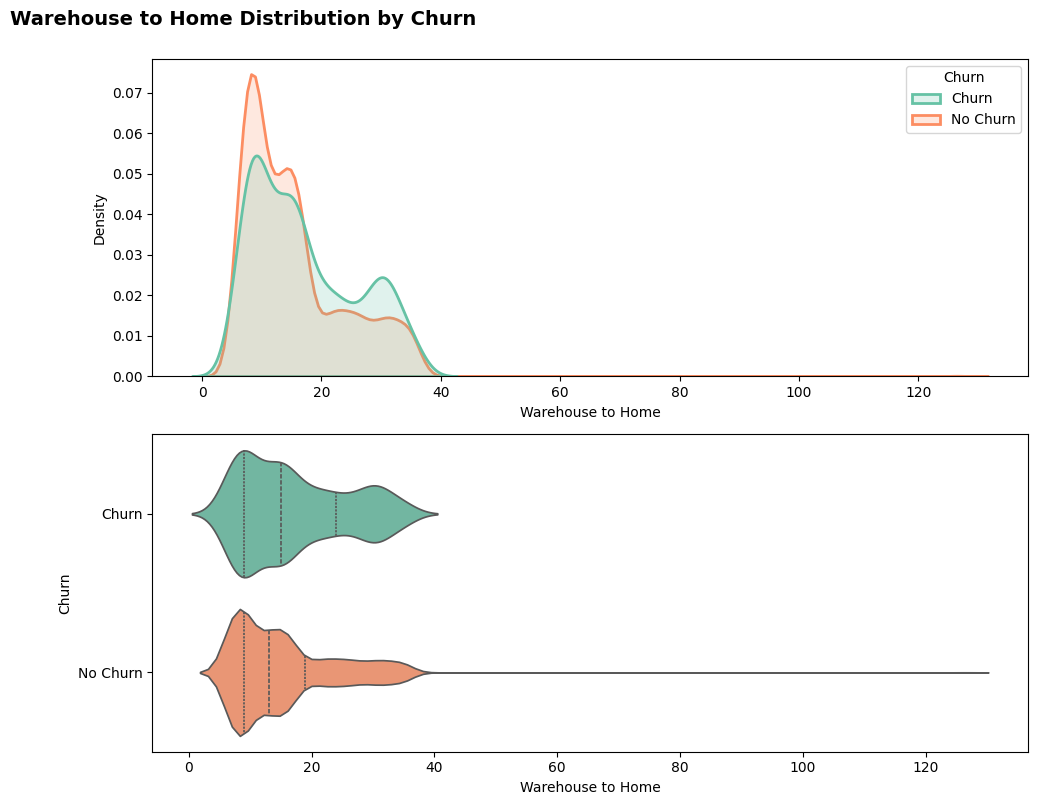
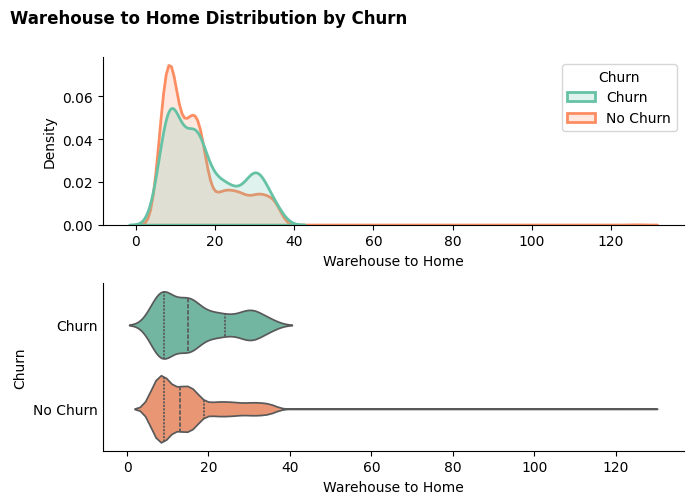
The change to this notebook cell's code, shown as a diff; its figure went from the first image to the second:
--- before
+++ after
@@ -1,4 +1,4 @@
 # KDE and violin plots for WarehouseToHome by churn
-fig, axes = plt.subplots(2, 1, figsize=(10, 8))
+fig, axes = plt.subplots(2, 1, figsize=(7, 5))
 axes = axes.flatten()
 
@@ -6,11 +6,14 @@
 sns.kdeplot(data=df_churn, x="WarehouseToHome", hue=churn_labels, common_norm=False, fill=True, alpha=0.2, linewidth=2, palette="Set2", ax=axes[0])
 axes[0].set_xlabel("Warehouse to Home")
-
+axes[0].spines["top"].set_visible(False)
+axes[0].spines["right"].set_visible(False)
 # Violin plot
 sns.violinplot(data=df_churn, x="WarehouseToHome", y=churn_labels, hue=churn_labels, inner="quartile", palette="Set2", ax=axes[1])
 axes[1].set_xlabel("Warehouse to Home")
 axes[1].set_ylabel("Churn")
-
-fig.suptitle("Warehouse to Home Distribution by Churn", fontsize=14, fontweight="bold", y=1, x=0.2)
+axes[1].tick_params(axis="y", length=0)
+axes[1].spines["top"].set_visible(False)
+axes[1].spines["right"].set_visible(False)
+fig.suptitle("Warehouse to Home Distribution by Churn", fontsize=12, fontweight="bold", y=1, x=0.3)
 plt.tight_layout()
 plt.show()

Commit: Complete week 6